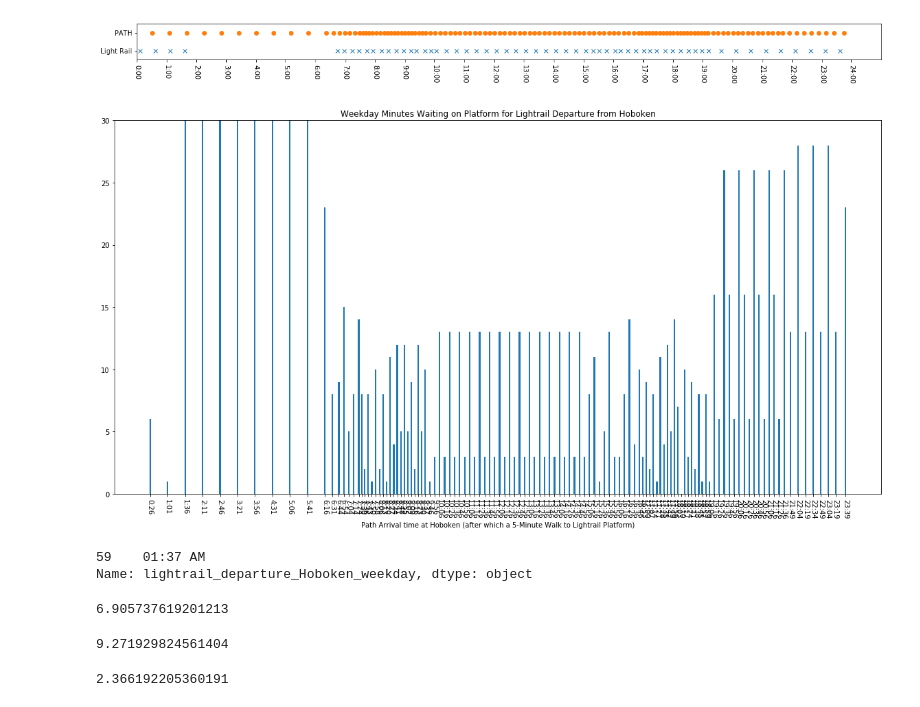
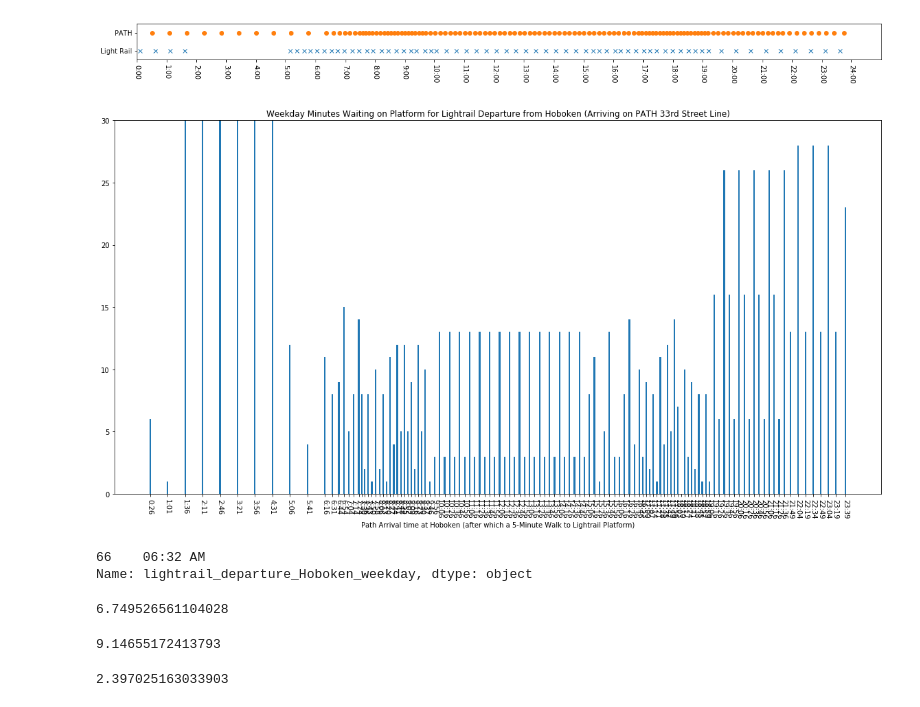
Before and after one commit to davidmasse/blog-lightrail-path, a Jupyter notebook: wait_times_explored.ipynb, the cells around one changed output. Drawn from its saved outputs; the diff is of its cells as text; code cells hidden in the pictures.

```diff
--- a/wait_times_explored.ipynb
+++ b/wait_times_explored.ipynb
@@ -6,7 +6,7 @@ import matplotlib.pyplot as pp
 # This could be filled in for the early morning hours as well.
 # The 11:39pm path arrival is omitted as the next light rail would be the following day (at 12:07AM).
 # Fix this with logic in the time-difference functions
-df = pd.read_excel("Hoboken_weekday.xlsx")
+df = pd.read_excel("33rd_Hob_Tonelle_weekday.xlsx")
 # %%
 path = df.PATH_arrival_Hoboken_weekday
 path.dropna(inplace = True)
@@ -61,7 +61,7 @@ pp.ylim(val1 - 0.5, val2 + 0.5)
 pp.xlim(0, 1500)
 pp.show()
 # %% [output]
-[figure, old version]
+[figure, new version]
 # %%
 wait_times = []
 x_labels = []
@@ -72,17 +72,17 @@ for i in path_ints:
 # %%
 pp.figure(figsize=(20,10))
 pp.bar(path_ints, wait_times, width = 3)
 pp.xticks(path_ints, x_labels, rotation = -90)
 pp.xlabel("Path Arrival time at Hoboken (after which a 5-Minute Walk to Lightrail Platform)")
-pp.title("Weekday Minutes Waiting on Platform for Lightrail Departure from Hoboken")
+pp.title("Weekday Minutes Waiting on Platform for Lightrail Departure from Hoboken (Arriving on PATH 33rd Street Line)")
 pp.ylim(0, 30)
 pp.show()
 # %% [output]
-[figure, old version]
+[figure, new version]
 # %%
 lightrail[-1:]
 # %% [output]
-59    01:37 AM
+66    06:32 AM
 Name: lightrail_departure_Hoboken_weekday, dtype: object
 # %%
 real_waits = [w for w in wait_times if w < 30]
@@ -90,16 +90,16 @@ real_waits = [w for w in wait_times if w < 30]
 std = np.std(real_waits)
 std
 # %% [output]
-6.905737619201213
+6.749526561104028
 # %%
 mean = np.mean(real_waits)
 mean
 # %% [output]
-9.271929824561404
+9.14655172413793
 # %%
 mean - std
 # %% [output]
-2.366192205360191
+2.397025163033903
 # %%
 mean + std
 # %% [output]
```
Also changed, not shown: parts of 8 cells of this notebook, 7 other files.
